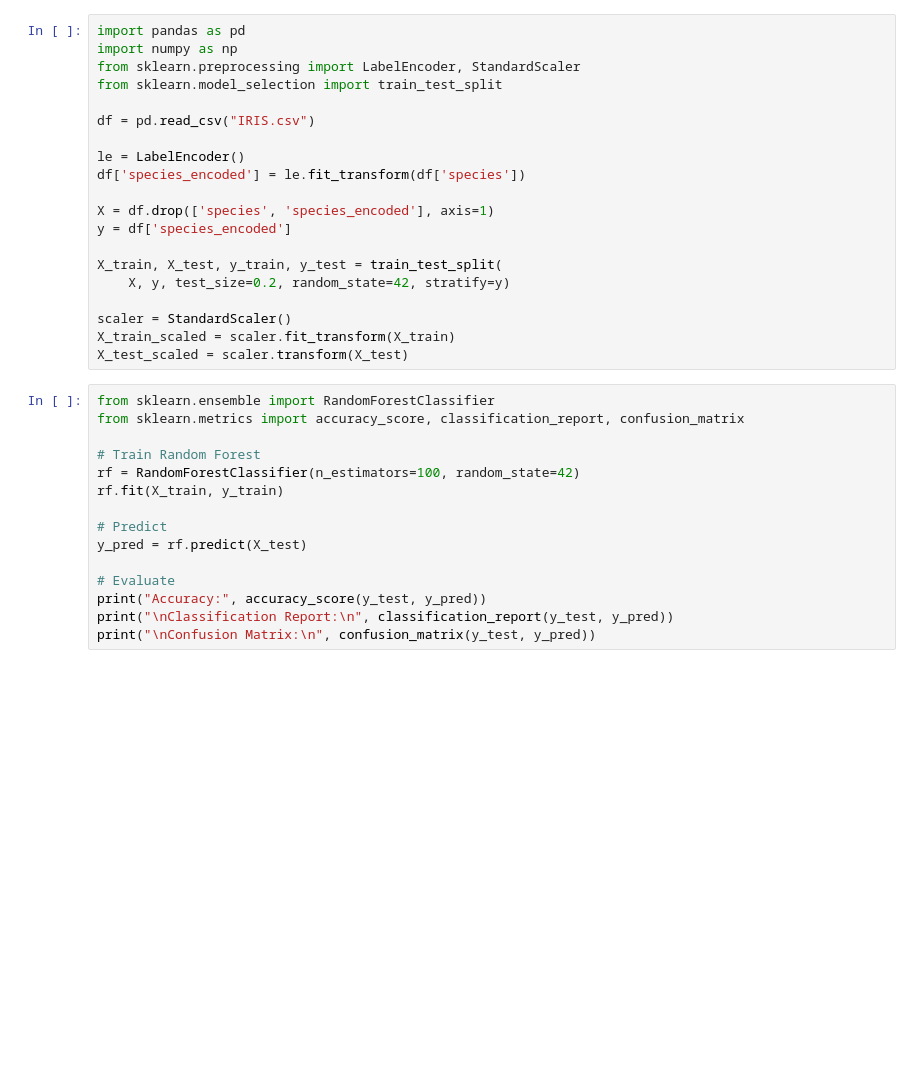
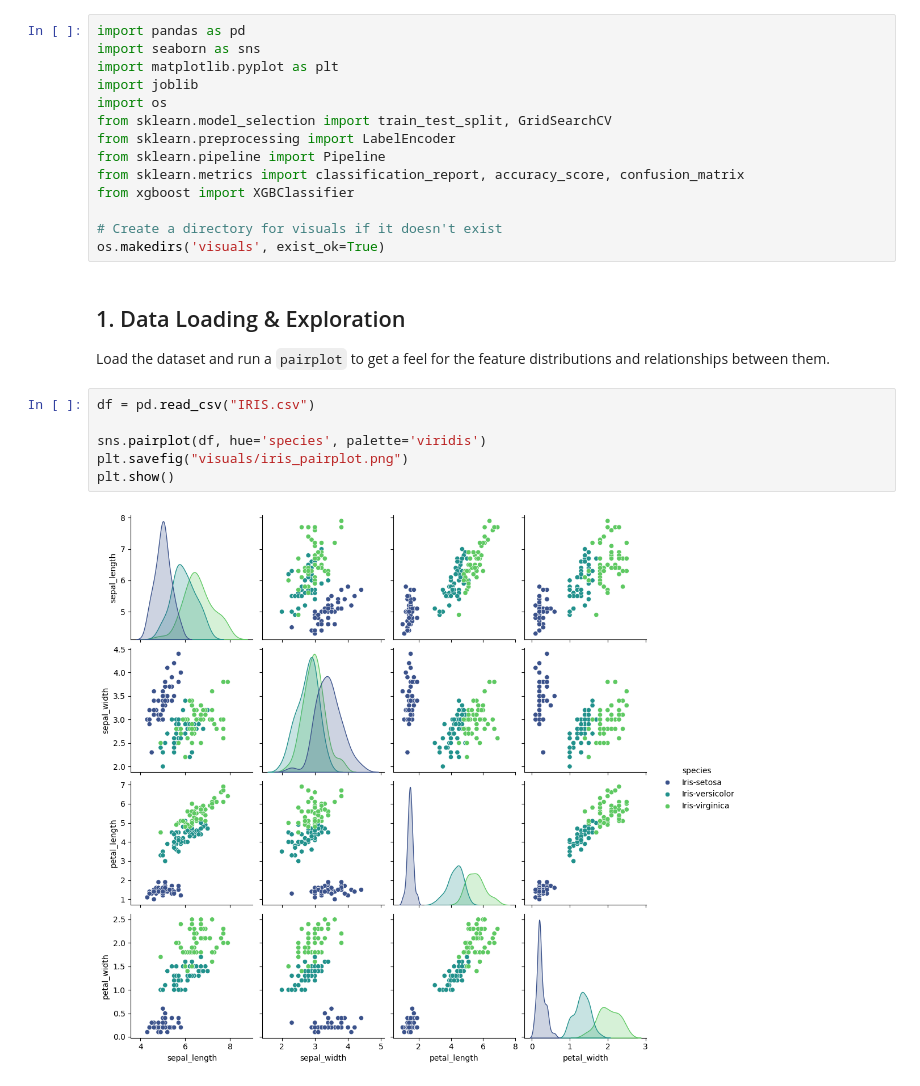
Before and after one commit to Udayan6611/CODSOFT, a Jupyter notebook: IRIS_Flower_Classification/iris_model_training.ipynb, the cells around one changed output. Cells and saved outputs as stored; diff of their text form; blank space fills up the shorter version.

```diff
--- a/IRIS_Flower_Classification/iris_model_training.ipynb
+++ b/IRIS_Flower_Classification/iris_model_training.ipynb
@@ -1,35 +12,26 @@
 # %%
 import pandas as pd
-import numpy as np
-from sklearn.preprocessing import LabelEncoder, StandardScaler
-from sklearn.model_selection import train_test_split
+import seaborn as sns
+import matplotlib.pyplot as plt
+import joblib
+import os
+from sklearn.model_selection import train_test_split, GridSearchCV
+from sklearn.preprocessing import LabelEncoder
+from sklearn.pipeline import Pipeline
+from sklearn.metrics import classification_report, accuracy_score, confusion_matrix
+from xgboost import XGBClassifier
 
-df = pd.read_csv("IRIS.csv")
-
-le = LabelEncoder()
-df['species_encoded'] = le.fit_transform(df['species'])
-
-X = df.drop(['species', 'species_encoded'], axis=1)
-y = df['species_encoded']
-
-X_train, X_test, y_train, y_test = train_test_split(
-    X, y, test_size=0.2, random_state=42, stratify=y)
-
-scaler = StandardScaler()
-X_train_scaled = scaler.fit_transform(X_train)
-X_test_scaled = scaler.transform(X_test)
+# Create a directory for visuals if it doesn't exist
+os.makedirs('visuals', exist_ok=True)
+# %% [markdown]
+## 1. Data Loading & Exploration
+
+Load the dataset and run a `pairplot` to get a feel for the feature distributions and relationships between them.
 # %%
-from sklearn.ensemble import RandomForestClassifier
-from sklearn.metrics import accuracy_score, classification_report, confusion_matrix
+df = pd.read_csv("IRIS.csv")
 
-# Train Random Forest
-rf = RandomForestClassifier(n_estimators=100, random_state=42)
-rf.fit(X_train, y_train)
-
-# Predict
-y_pred = rf.predict(X_test)
-
-# Evaluate
-print("Accuracy:", accuracy_score(y_test, y_pred))
-print("\nClassification Report:\n", classification_report(y_test, y_pred))
-print("\nConfusion Matrix:\n", confusion_matrix(y_test, y_pred))
+sns.pairplot(df, hue='species', palette='viridis')
+plt.savefig("visuals/iris_pairplot.png")
+plt.show()
+# %% [output]
+[figure, added]
```
Also changed, not shown: parts of 10 cells of this notebook, 10 other files.
